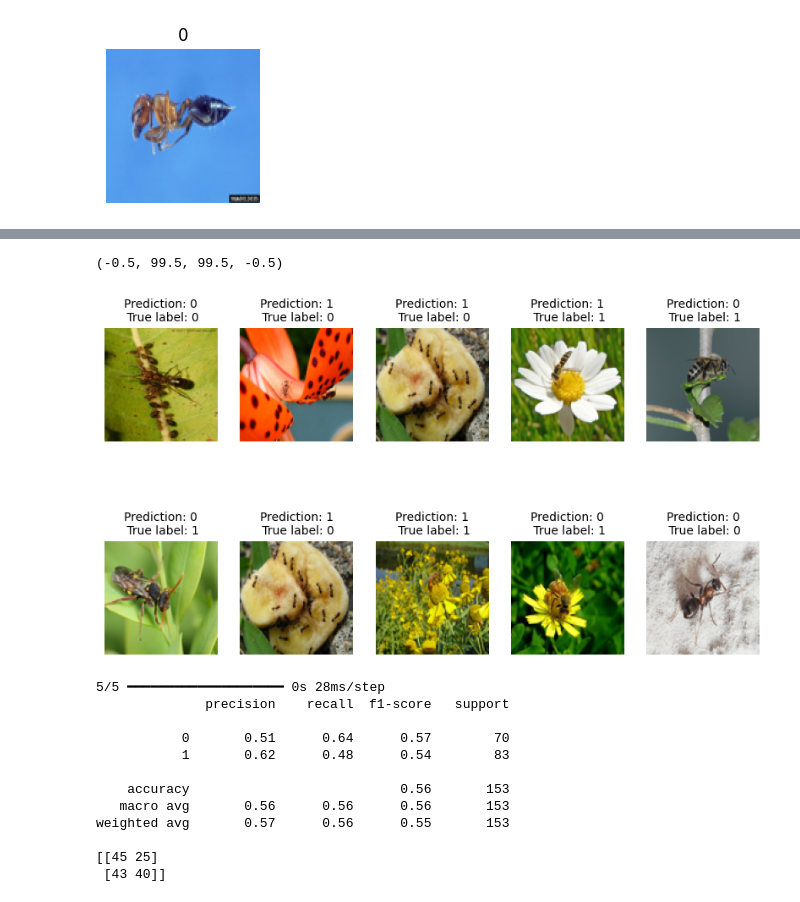
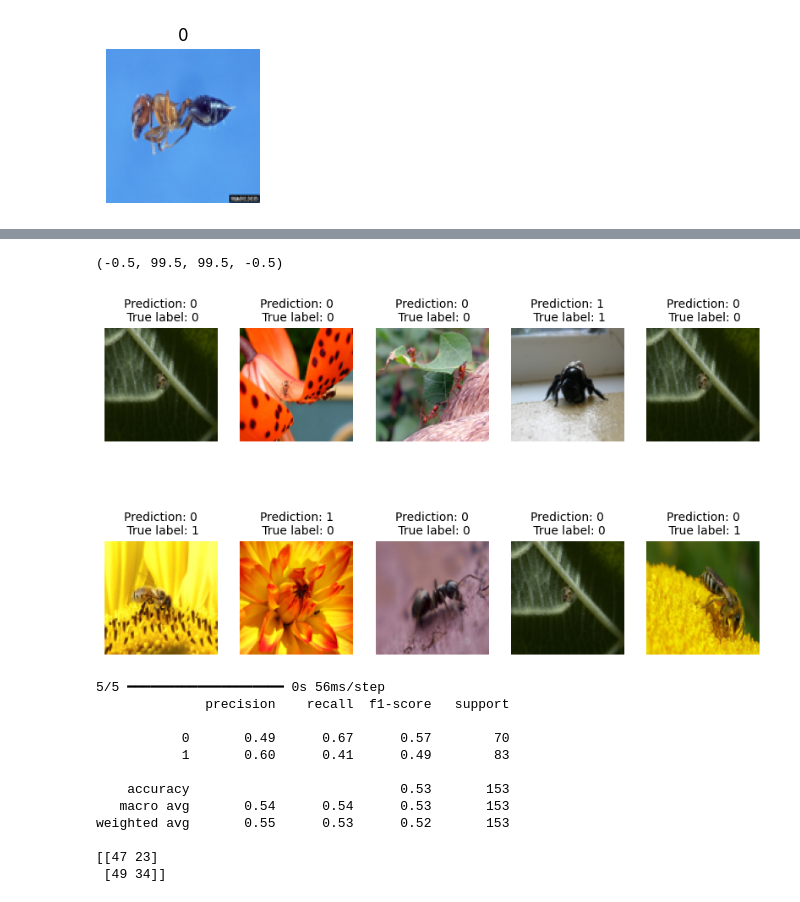
Before and after one commit to H-devigner/deep_learning_projects, a Jupyter notebook: Hymenoptera_with_CNN.ipynb, the cells around one changed output, grey strips where cells are left out. Drawn from its saved outputs; the diff is of its cells as text; code cells hidden in the pictures.

Commit message:
performing one hot encoding on labels, and switchingfrom sigmoid to softmax to predict on a vector of two probabilities rather that just testing the output of sigmoid against 0.5 treshhold

```diff
--- a/Hymenoptera_with_CNN.ipynb
+++ b/Hymenoptera_with_CNN.ipynb
@@ -58,6 +59,10 @@ plt.title(train_labels[0])
 # %% [output]
 Text(0.5, 1.0, '0')
 [figure]
+# %%
+from tensorflow.keras.utils import to_categorical
+train_labels_one_hot = to_categorical(train_labels)
+test_labels_one_hot = to_categorical(test_labels)
 # %%
 from tensorflow.keras.models import Sequential
 from tensorflow.keras.layers import Dense, Flatten, Convolution2D, MaxPooling2D, Dropout
@@ -69,13 +74,13 @@ model.add(MaxPooling2D(pool_size=(5, 5)))
 model.add(Flatten())
 model.add(Dense(units=256, activation='relu'))
 model.add(Dense(units=128, activation='relu'))
-model.add(Dense(units=1, activation='sigmoid'))
+model.add(Dense(units=2, activation='softmax'))
 # %%
 model.compile(
-  loss=tensorflow.keras.losses.BinaryCrossentropy(),
+  loss=tensorflow.keras.losses.CategoricalCrossentropy(),
   optimizer=tensorflow.keras.optimizers.Adam(),
   metrics=['accuracy'])
 # %%
-history = model.fit(train_images, train_labels, batch_size=5, epochs=10, validation_data=(test_images, test_labels), shuffle=True)
+history = model.fit(train_images, train_labels_one_hot, batch_size=5, epochs=10, validation_data=(test_images, test_labels_one_hot), shuffle=True)
 # %% [output]
 Epoch 1/10
@@ -130,10 +135,10 @@ plt.figure(figsize=(10, 6))
 for i in range(10):
   rand_index = np.random.randint(len(test_images))
   image_as_batch = test_images[rand_index].reshape(1, 100, 100, 3)
-  prediction = [1 if model.predict(image_as_batch) > 0.5 else 0]
+  prediction = np.argmax(model.predict(test_images[[rand_index]]))
   plt.subplot(2, 5, i + 1)
   plt.imshow(test_images[rand_index])
-  plt.title(f"Prediction: {prediction[0]}\n True label: {test_labels[rand_index]}", fontsize=10)
+  plt.title(f"Prediction: {prediction}\n True label: {test_labels[rand_index]}", fontsize=10)
   plt.axis('off')
 plt.axis('off')
 # plt.tight_layout()
@@ -151,22 +156,21 @@ plt.axis('off')
 (-0.5, 99.5, 99.5, -0.5)
-[figure, old version]
+[figure, new version]
 # %%
 from sklearn.metrics import classification_report, confusion_matrix
-predictions = model.predict(test_images)
-predictions = [1 if prediction > 0.5 else 0 for prediction in predictions]
+predictions = np.argmax(model.predict(test_images), axis=1)
 print(classification_report(test_labels, predictions))
 print(confusion_matrix(test_labels, predictions))
 # it's not actually a perfect model since the data lackage!
 # %% [output]
-5/5 ━━━━━━━━━━━━━━━━━━━━ 0s 28ms/step
+5/5 ━━━━━━━━━━━━━━━━━━━━ 0s 56ms/step
               precision    recall  f1-score   support
 
-           0       0.51      0.64      0.57        70
-           1       0.62      0.48      0.54        83
+           0       0.49      0.67      0.57        70
+           1       0.60      0.41      0.49        83
 
-    accuracy                           0.56       153
-   macro avg       0.56      0.56      0.56       153
-weighted avg       0.57      0.56      0.55       153
+    accuracy                           0.53       153
+   macro avg       0.54      0.54      0.53       153
+weighted avg       0.55      0.53      0.52       153
 
-[[45 25]
- [43 40]]
+[[47 23]
+ [49 34]]
```
Also changed, not shown: parts of 5 cells of this notebook.
